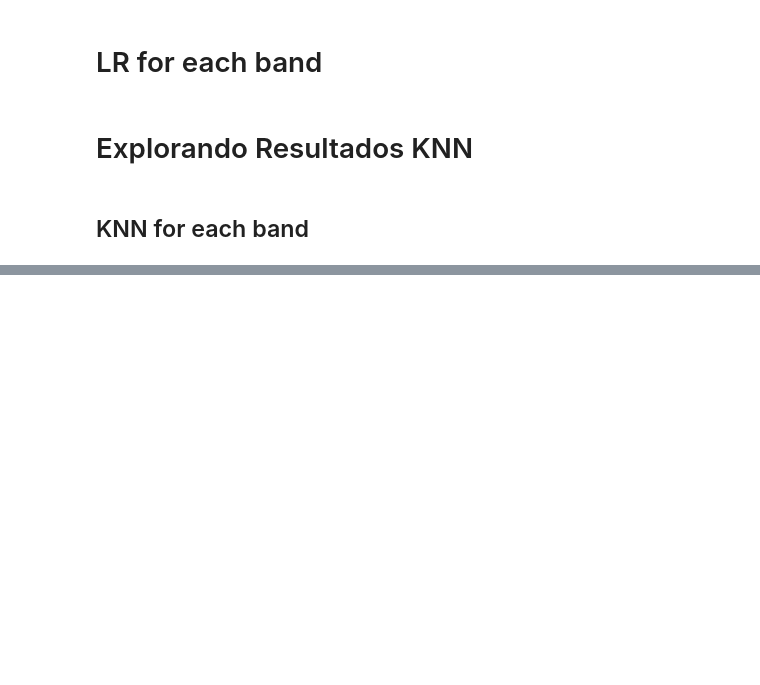
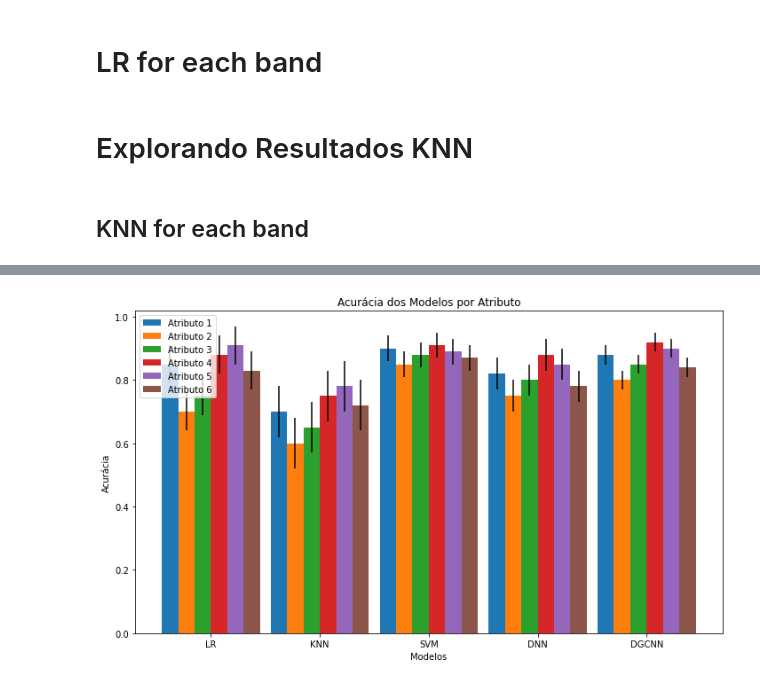
Before and after one commit to jvmr22/MSc-dissertation-EEG-Analysis, a Jupyter notebook: EDA_seed.ipynb, the cells around one changed output, grey strips where cells are left out. Saved outputs shown, nothing was run; the diff lists cells and outputs as text; code cells hidden in the pictures; blank space fills up the shorter version.

```diff
--- a/EDA_seed.ipynb
+++ b/EDA_seed.ipynb
@@ -789,0 +816,40 @@ analysing_std_and_mean[['acc_all_together']]\
+# %%
+import numpy as np
+import matplotlib.pyplot as plt
+
+# Dados de atributos para cada modelo
+model_names = ['LR', 'KNN', 'SVM', 'DNN', 'DGCNN']
+attributes = ['Atributo 1', 'Atributo 2', 'Atributo 3', 'Atributo 4', 'Atributo 5', 'Atributo 6']
+data = np.array([
+    [0.85, 0.70, 0.75, 0.88, 0.91, 0.83],
+    [0.70, 0.60, 0.65, 0.75, 0.78, 0.72],
+    [0.90, 0.85, 0.88, 0.91, 0.89, 0.87],
+    [0.82, 0.75, 0.80, 0.88, 0.85, 0.78],
+    [0.88, 0.80, 0.85, 0.92, 0.90, 0.84]
+])
+
+std_dev = [0.06, 0.08, 0.04, 0.05, 0.03]
+
+
+# Configurações do gráfico
+fig, ax = plt.subplots(figsize=(10, 6))
+bar_width = 0.15
+x = np.arange(len(model_names))
+
+# Plotar as barras para cada atributo
+for i, attr in enumerate(attributes):
+    ax.bar(x + i * bar_width, data[:, i], bar_width, yerr=std_dev, label=attr)
+
+# Configurações dos eixos e legenda
+ax.set_xlabel('Modelos')
+ax.set_ylabel('Acurácia')
+ax.set_title('Acurácia dos Modelos por Atributo')
+ax.set_xticks(x + (len(attributes) - 1) * bar_width / 2)
+ax.set_xticklabels(model_names)
+ax.legend()
+
+# Mostrar o gráfico
+plt.tight_layout()
+plt.show()
+# %% [output]
+[figure, added]
```
Also changed, not shown: parts of 4 cells of this notebook.
